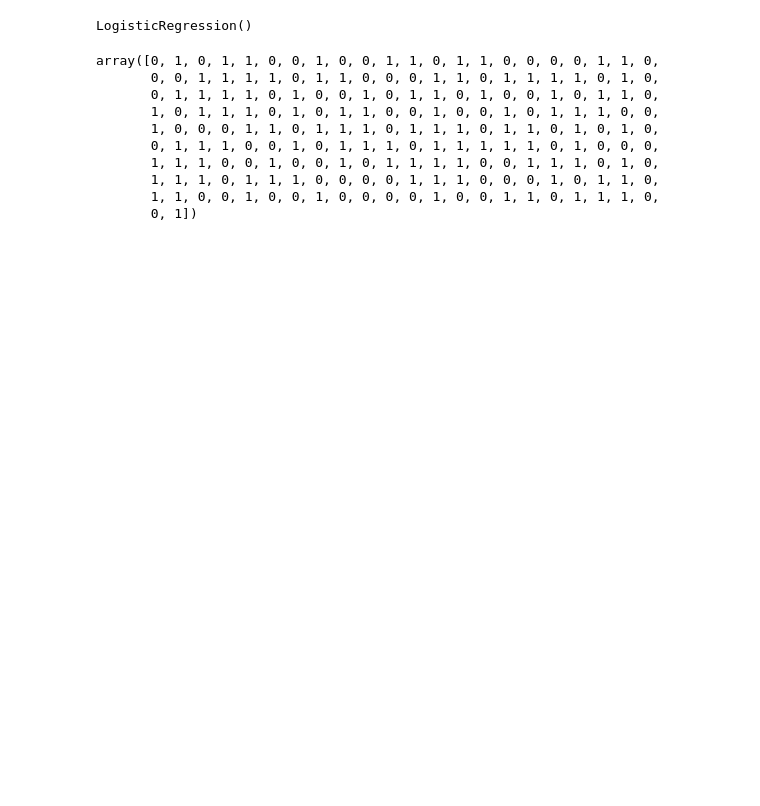
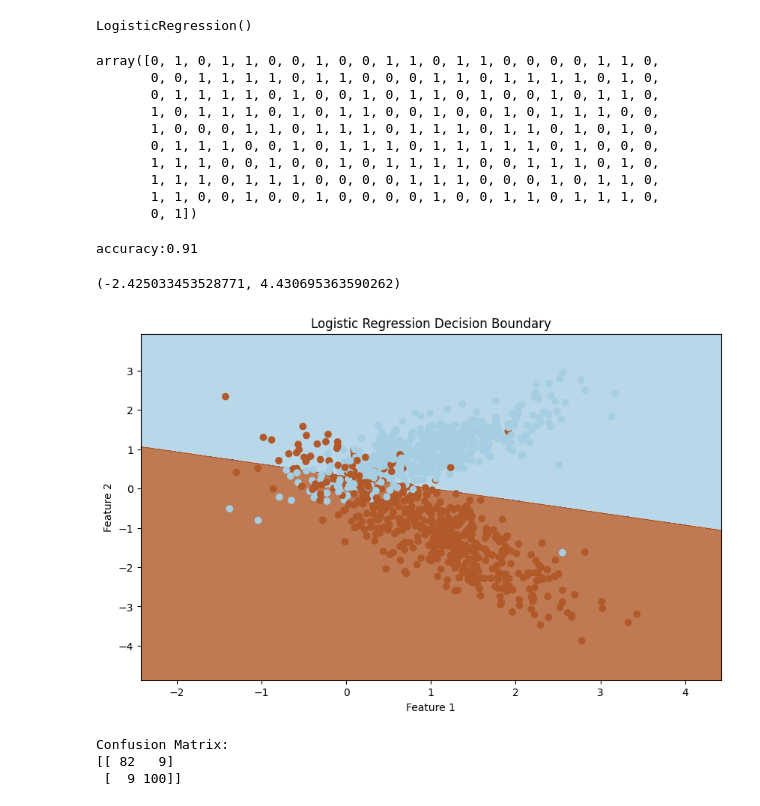
Before and after one commit to maheshpeiris0/Sample_Machine_Learning_Models, a Jupyter notebook: Logistic-Regression/Basic-LR.ipynb, the cells around one changed output. Cells and saved outputs as stored; diff of their text form; code cells hidden in the pictures; blank space fills up the shorter version.

```diff
--- a/Logistic-Regression/Basic-LR.ipynb
+++ b/Logistic-Regression/Basic-LR.ipynb
@@ -32,0 +36,4 @@ array([0, 1, 0, 1, 1, 0, 0, 1, 0, 0, 1, 1, 0, 1, 1, 0, 0, 0, 0, 1, 1, 0,
+# %%
+print(f"accuracy:{accuracy:.2f}")
+# %% [output]
+accuracy:0.91
@@ -32,0 +43,4 @@ array([0, 1, 0, 1, 1, 0, 0, 1, 0, 0, 1, 1, 0, 1, 1, 0, 0, 0, 0, 1, 1, 0,
+# %%
+x_min,x_max
+# %% [output]
+(-2.425033453528771, 4.430695363590262)
@@ -32,0 +49,28 @@ array([0, 1, 0, 1, 1, 0, 0, 1, 0, 0, 1, 1, 0, 1, 1, 0, 0, 0, 0, 1, 1, 0,
+# %%
+# Create a mesh grid to visualize the decision boundary
+x_min, x_max = X[:, 0].min() - 1, X[:, 0].max() + 1
+y_min, y_max = X[:, 1].min() - 1, X[:, 1].max() + 1
+xx, yy = np.meshgrid(np.arange(x_min, x_max, 0.01), np.arange(y_min, y_max, 0.01))
+
+# Use the trained model to make predictions on the mesh grid
+Z = logistic_regression.predict(np.c_[xx.ravel(), yy.ravel()])
+Z = Z.reshape(xx.shape)
+
+# Plot the decision boundary and data points
+plt.figure(figsize=(10, 6))
+plt.contourf(xx, yy, Z, alpha=0.8, cmap=plt.cm.Paired)
+plt.scatter(X[:, 0], X[:, 1], c=y, cmap=plt.cm.Paired)
+plt.xlabel("Feature 1")
+plt.ylabel("Feature 2")
+plt.title("Logistic Regression Decision Boundary")
+plt.show()
+
+# Display the confusion matrix
+conf_matrix = confusion_matrix(y_test, y_pred)
+print("Confusion Matrix:")
+print(conf_matrix)
+# %% [output]
+[figure, added]
+Confusion Matrix:
+[[ 82   9]
+ [  9 100]]
```
Also changed, not shown: parts of 4 cells of this notebook.
